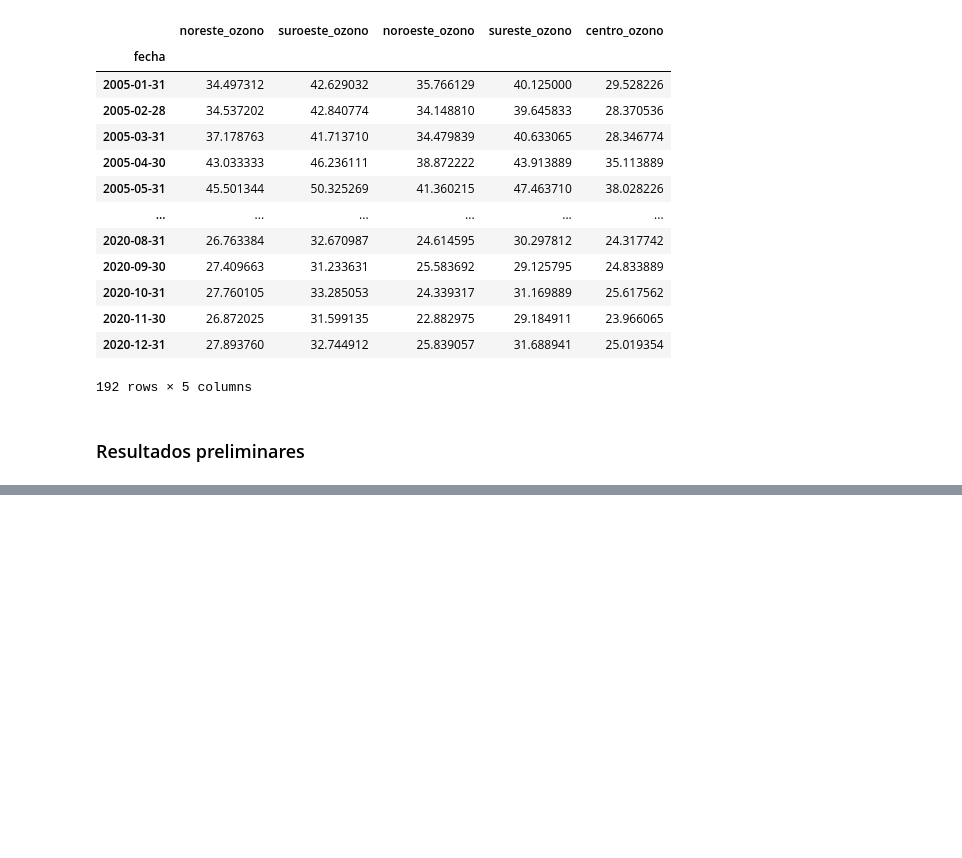
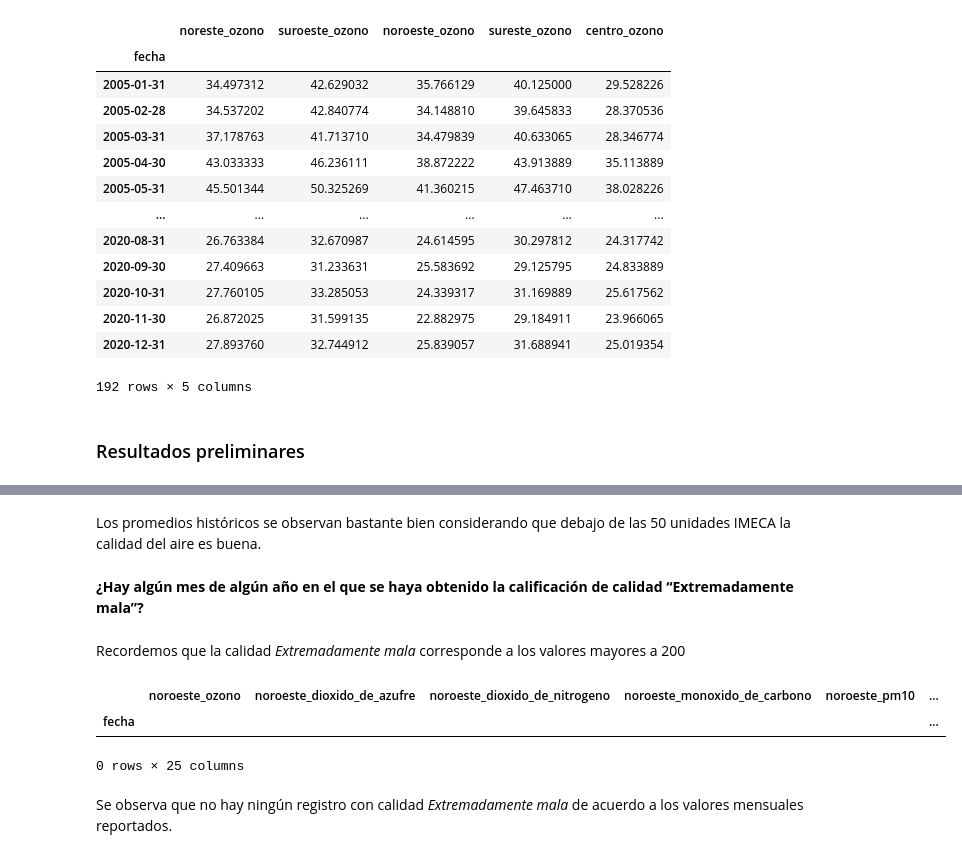
Before and after one commit to BettySanchez7/Analisis_Calidad_AireCDMX_Python, a Jupyter notebook: Procesamiento_Datos.ipynb, the cells around one changed output, grey strips where cells are left out. Drawn from its saved outputs; the diff is of its cells as text; code cells hidden in the pictures; blank space fills up the shorter version.

```diff
--- a/Procesamiento_Datos.ipynb
+++ b/Procesamiento_Datos.ipynb
@@ -582,0 +690,21 @@ Aquí van las respuestas a algunas preguntas de investigación
+# %% [markdown]
+Los promedios históricos se observan bastante bien considerando que debajo de las 50 unidades IMECA la calidad del aire es buena.
+# %% [markdown]
+**¿Hay algún mes de algún año en el que se haya obtenido la calificación de calidad “Extremadamente mala”?**
+# %% [markdown]
+Recordemos que la calidad _Extremadamente mala_ corresponde a los valores mayores a 200
+# %%
+#Calidad extremadamente mala
+extremadamente_mala=[]
+
+for column in DF_all_mensual.columns:
+    extremadamente_mala.append(DF_all_mensual[DF_all_mensual[column]>200])
+
+extremadamente_mala=pd.concat(extremadamente_mala,axis=0)
+extremadamente_mala
+# %% [output]
+|  | noroeste_ozono | noroeste_dioxido_de_azufre | noroeste_dioxido_de_nitrogeno | noroeste_monoxido_de_carbono | noroeste_pm10 | ... |
+| fecha |  |  |  |  |  | ... |
+0 rows × 25 columns
+# %% [markdown]
+Se observa que no hay ningún registro con calidad _Extremadamente mala_ de acuerdo a los valores mensuales reportados.
```
Also changed, not shown: parts of 9 cells of this notebook.
